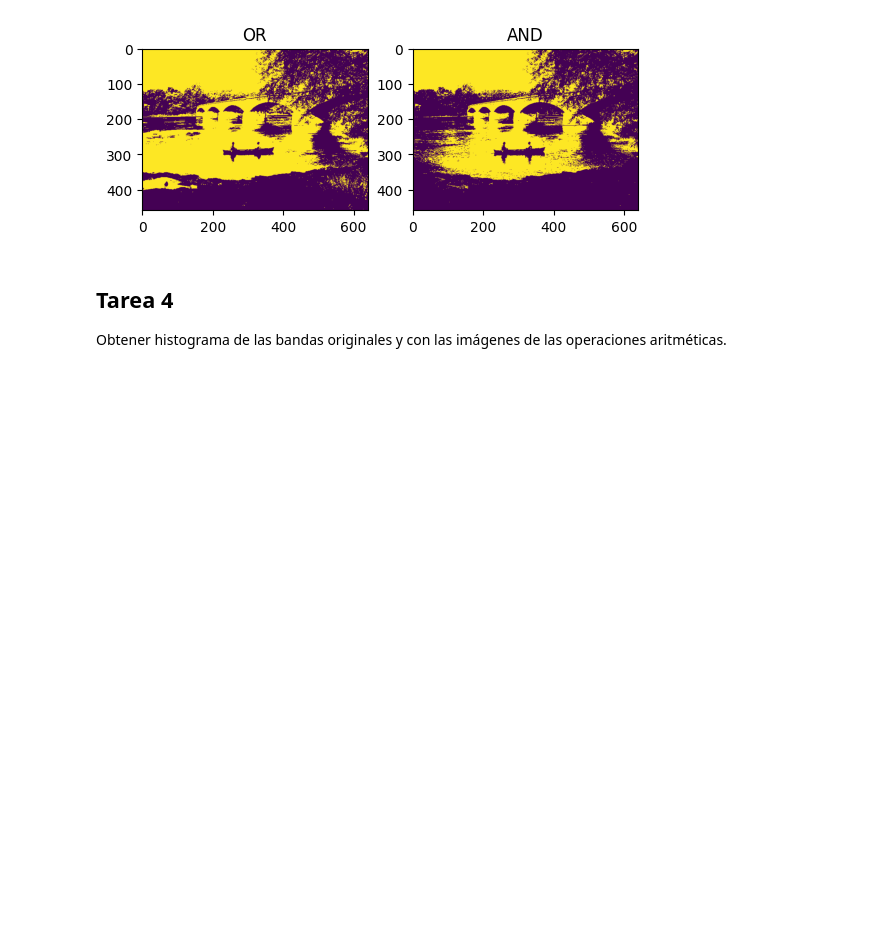
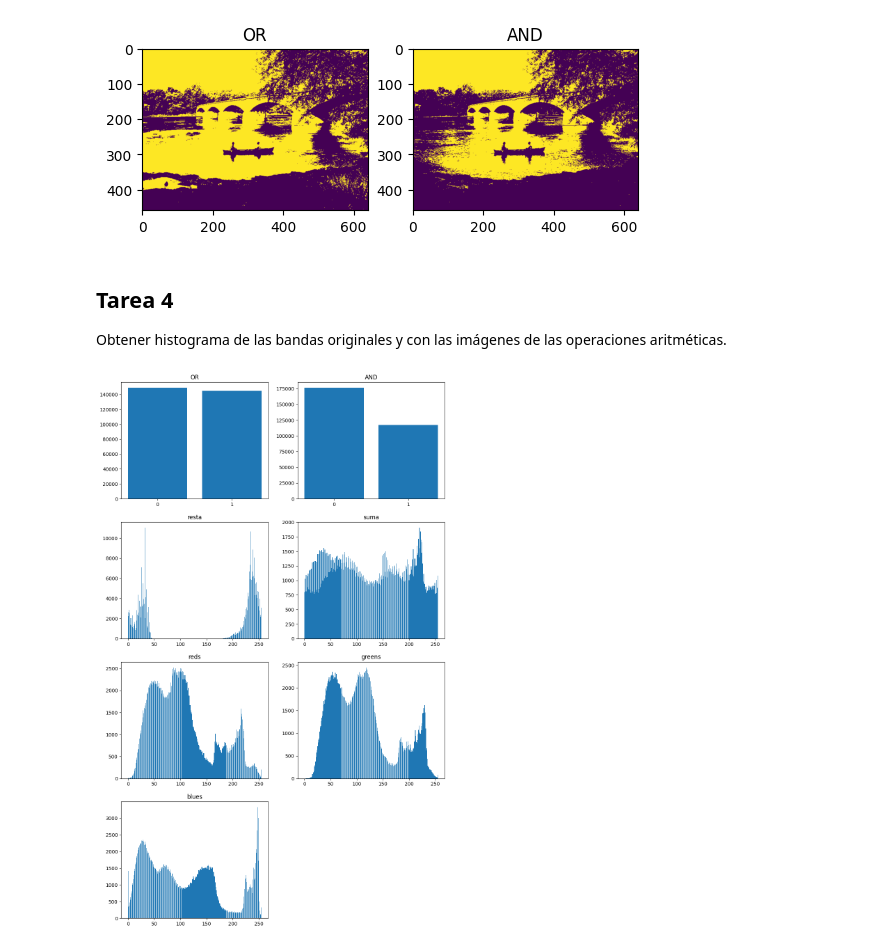
Before and after one commit to jnegrete2005/aapi-practica01, a Jupyter notebook: notebook.ipynb, the cells around one changed output. Cells and saved outputs as stored; diff of their text form; code cells hidden in the pictures; blank space fills up the shorter version.

```diff
--- a/notebook.ipynb
+++ b/notebook.ipynb
@@ -112,13 +112,38 @@ plt.show()
 ## Tarea 4
 
 Obtener histograma de las bandas originales y con las imágenes de las operaciones aritméticas.
+# %%
+def im_histogram(im_channel: np.ndarray, length: int) -> np.ndarray:
+    histogram = [0] * length
+
+    for row in im_channel:
+        for el in row:
+            histogram[el] += 1
+
+    return histogram
 # %%
 to_show = {
     "OR": im_or,
     "AND": im_and,
     "resta": im_diff,
     "suma": im_sum,
-    "r": channels[0],
-    "g": channels[1],
-    "b": channels[2]
+    "reds": channels[0],
+    "greens": channels[1],
+    "blues": channels[2]
 }
+# %%
+plt.figure(figsize=(12, 20))
+
+for i, (name, channel) in enumerate(to_show.items()):
+    plt.subplot(4, 2, i + 1)
+    length = 2 if name in ["OR", "AND"] else 256
+    hist = im_histogram(channel, length)
+    plt.bar(range(length), hist)
+    plt.title(name)
+
+    if length == 2:
+        plt.xticks([0, 1])
+
+plt.show()
+# %% [output]
+[figure, added]
```
Also changed, not shown: parts of 9 cells of this notebook.
